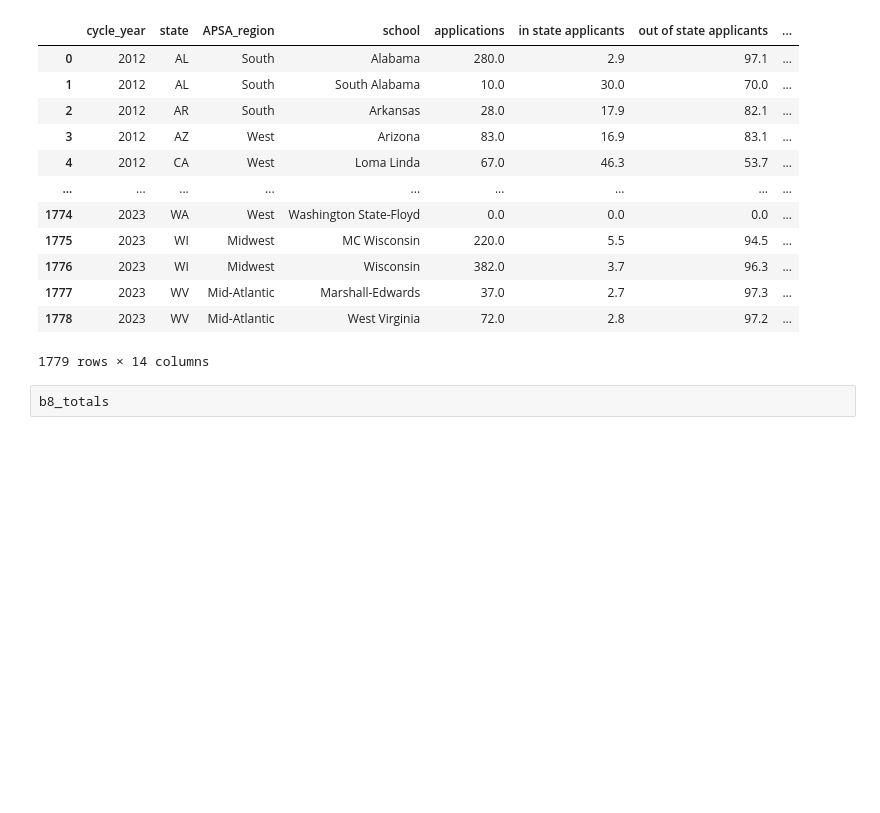
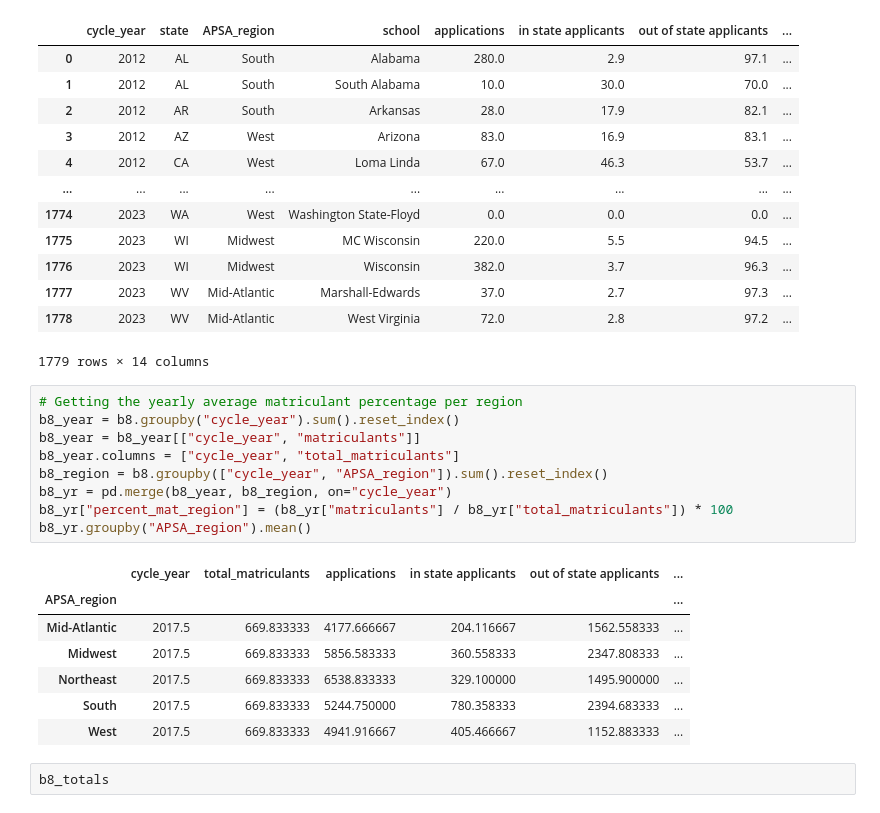
Before and after one commit to toofastdan117/2025_APSA_South_RM_Grant, a Jupyter notebook: merger.ipynb, the cells around one changed output. Drawn from its saved outputs; the diff is of its cells as text; blank space fills up the shorter version.

```diff
--- a/merger.ipynb
+++ b/merger.ipynb
@@ -513,6 +513,23 @@ b8
 | 1777 | 2023 | WV | Mid-Atlantic | Marshall-Edwards | 37.0 | 2.7 | 97.3 | ... |
 | 1778 | 2023 | WV | Mid-Atlantic | West Virginia | 72.0 | 2.8 | 97.2 | ... |
 1779 rows × 14 columns
+# %%
+# Getting the yearly average matriculant percentage per region
+b8_year = b8.groupby("cycle_year").sum().reset_index()
+b8_year = b8_year[["cycle_year", "matriculants"]]
+b8_year.columns = ["cycle_year", "total_matriculants"]
+b8_region = b8.groupby(["cycle_year", "APSA_region"]).sum().reset_index()
+b8_yr = pd.merge(b8_year, b8_region, on="cycle_year")
+b8_yr["percent_mat_region"] = (b8_yr["matriculants"] / b8_yr["total_matriculants"]) * 100
+b8_yr.groupby("APSA_region").mean()
+# %% [output]
+|  | cycle_year | total_matriculants | applications | in state applicants | out of state applicants | ... |
+| APSA_region |  |  |  |  |  | ... |
+| Mid-Atlantic | 2017.5 | 669.833333 | 4177.666667 | 204.116667 | 1562.558333 | ... |
+| Midwest | 2017.5 | 669.833333 | 5856.583333 | 360.558333 | 2347.808333 | ... |
+| Northeast | 2017.5 | 669.833333 | 6538.833333 | 329.100000 | 1495.900000 | ... |
+| South | 2017.5 | 669.833333 | 5244.750000 | 780.358333 | 2394.683333 | ... |
+| West | 2017.5 | 669.833333 | 4941.916667 | 405.466667 | 1152.883333 | ... |
 # %%
 b8_totals
 # %% [output]
```
Also changed, not shown: 17 other files.
